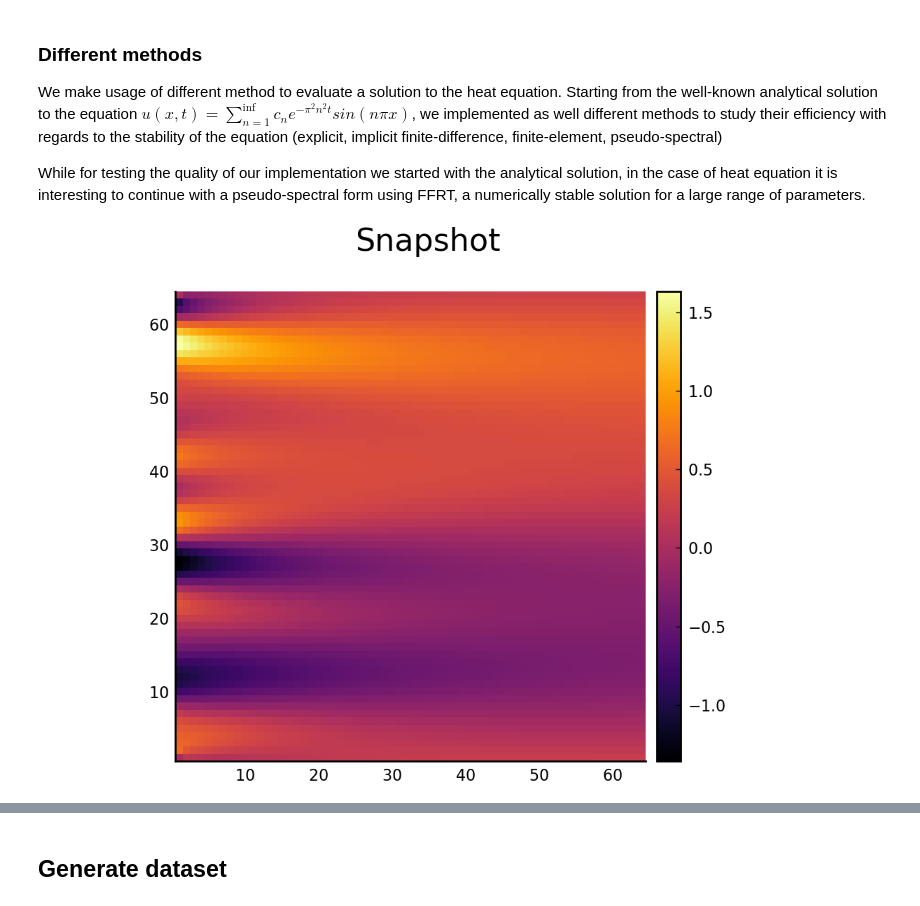
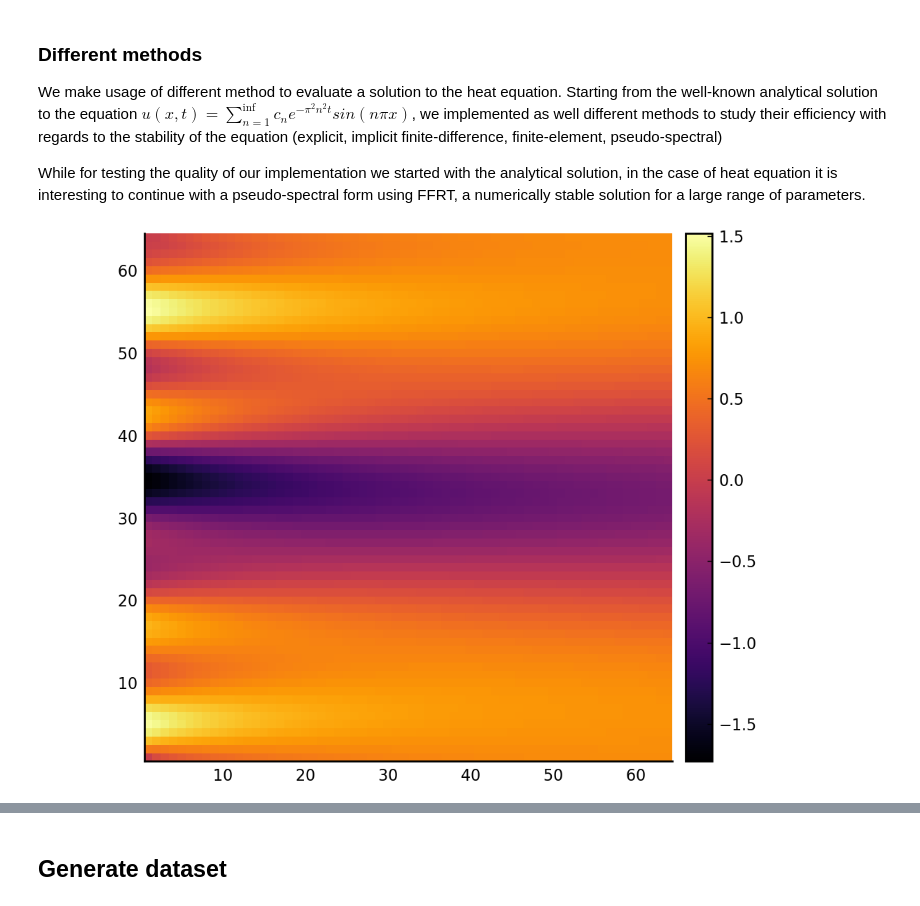
Before and after one commit to vdesgrange/closure-model, a Jupyter notebook: experiments/julia_src/neural_closure/heat_equation_neural_ode.ipynb, the cells around one changed output, grey strips where cells are left out. Cells and saved outputs as stored; diff of their text form; code cells hidden in the pictures.

```diff
--- a/experiments/julia_src/neural_closure/heat_equation_neural_ode.ipynb
+++ b/experiments/julia_src/neural_closure/heat_equation_neural_ode.ipynb
@@ -64,14 +63,14 @@ n = [3, 7, 10];
 # %%
 dt = round((t_max - t_min) / (t_n - 1), digits=8);
 dx = round((x_max - x_min) / (x_n - 1), digits=8);
 
 t = LinRange(t_min, t_max, t_n);
 x = LinRange(x_min, x_max, x_n);
 
-# u0 = InitialFunctions.heat_analytical_init(t, x, n, c, kappa);
-u0 = InitialFunctions.high_dim_random_init(t, x);
+u0 = InitialFunctions.heat_analytical_init(t, x, n, c, kappa);
+# u0 = InitialFunctions.high_dim_random_init(t, x);
 t, u = Equations.get_heat_fft(t, dx, x_n, kappa, u0[1, :]);
-GraphicTools.show_state(u, "Snapshot") # need to reverse u, odesolver switch dimensions
+GraphicTools.show_state(u, "") # need to reverse u, odesolver switch dimensions
 # %% [output]
-[figure, old version]
+[figure, new version]
 # %%
```
Also changed, not shown: parts of 38 cells of this notebook, 2 other files.
